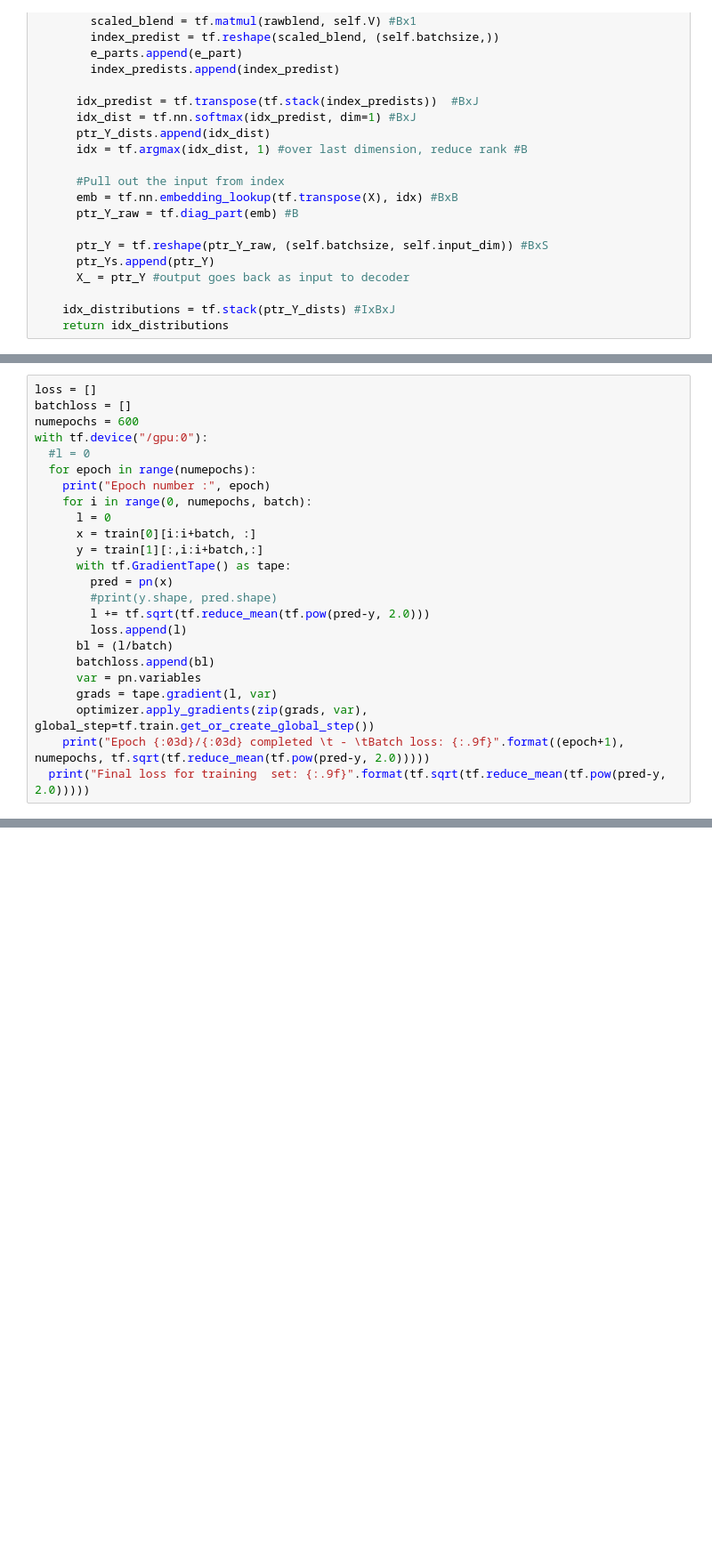
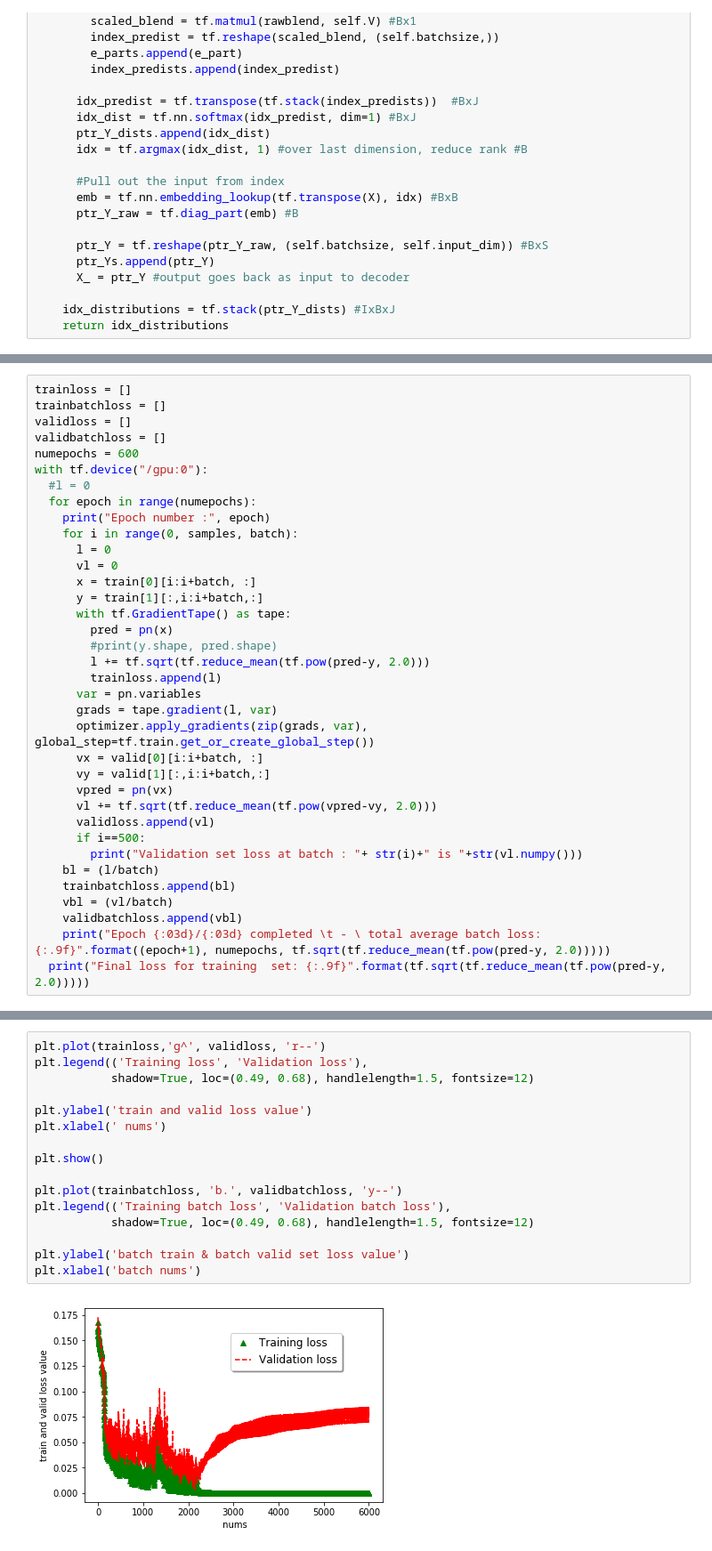
Before and after one commit to khushbooG9/Pointer-Netowrks-Using-Fast-Weights, a Jupyter notebook: code - colab/boundary_PtrLSTM.ipynb, the cells around one changed output, grey strips where cells are left out. Shown: that part at 89% size. Drawn from its saved outputs; the diff is of its cells as text; blank space fills up the shorter version.

```diff
--- a/code - colab/boundary_PtrLSTM.ipynb
+++ b/code - colab/boundary_PtrLSTM.ipynb
@@ -169,26 +146,38 @@ WARNING:tensorflow:<tensorflow.python.ops.rnn_cell_impl.LSTMCell object at 0x...
 # %%
-loss = []
-batchloss = []
+trainloss = []
+trainbatchloss = []
+validloss = []
+validbatchloss = []
 numepochs = 600
 with tf.device("/gpu:0"):
   #l = 0
   for epoch in range(numepochs):
     print("Epoch number :", epoch)
-    for i in range(0, numepochs, batch):
+    for i in range(0, samples, batch):
       l = 0
+      vl = 0
       x = train[0][i:i+batch, :]
       y = train[1][:,i:i+batch,:]
       with tf.GradientTape() as tape:
         pred = pn(x)
         #print(y.shape, pred.shape)
         l += tf.sqrt(tf.reduce_mean(tf.pow(pred-y, 2.0)))
-        loss.append(l)
-      bl = (l/batch)
-      batchloss.append(bl)
+        trainloss.append(l)
       var = pn.variables
       grads = tape.gradient(l, var)
       optimizer.apply_gradients(zip(grads, var), global_step=tf.train.get_or_create_global_step())
-    print("Epoch {:03d}/{:03d} completed \t - \tBatch loss: {:.9f}".format((epoch+1), numepochs, tf.sqrt(tf.reduce_mean(tf.pow(pred-y, 2.0)))))
+      vx = valid[0][i:i+batch, :]
+      vy = valid[1][:,i:i+batch,:]
+      vpred = pn(vx)
+      vl += tf.sqrt(tf.reduce_mean(tf.pow(vpred-vy, 2.0)))
+      validloss.append(vl)
+      if i==500:
+        print("Validation set loss at batch : "+ str(i)+" is "+str(vl.numpy()))
+    bl = (l/batch)
+    trainbatchloss.append(bl)
+    vbl = (vl/batch)
+    validbatchloss.append(vbl)
+    print("Epoch {:03d}/{:03d} completed \t - \ total average batch loss: {:.9f}".format((epoch+1), numepochs, tf.sqrt(tf.reduce_mean(tf.pow(pred-y, 2.0)))))
   print("Final loss for training  set: {:.9f}".format(tf.sqrt(tf.reduce_mean(tf.pow(pred-y, 2.0)))))
 # %% [output]
 Epoch number : 0
@@ -219,0 +200,18 @@ plt.show()
+# %%
+plt.plot(trainloss,'g^', validloss, 'r--')
+plt.legend(('Training loss', 'Validation loss'),
+           shadow=True, loc=(0.49, 0.68), handlelength=1.5, fontsize=12)
+
+plt.ylabel('train and valid loss value')
+plt.xlabel(' nums')
+
+plt.show()
+
+plt.plot(trainbatchloss, 'b.', validbatchloss, 'y--')
+plt.legend(('Training batch loss', 'Validation batch loss'),
+           shadow=True, loc=(0.49, 0.68), handlelength=1.5, fontsize=12)
+
+plt.ylabel('batch train & batch valid set loss value')
+plt.xlabel('batch nums')
+# %% [output]
+[figure, added]
```
Also changed, not shown: parts of 15 cells of this notebook.
